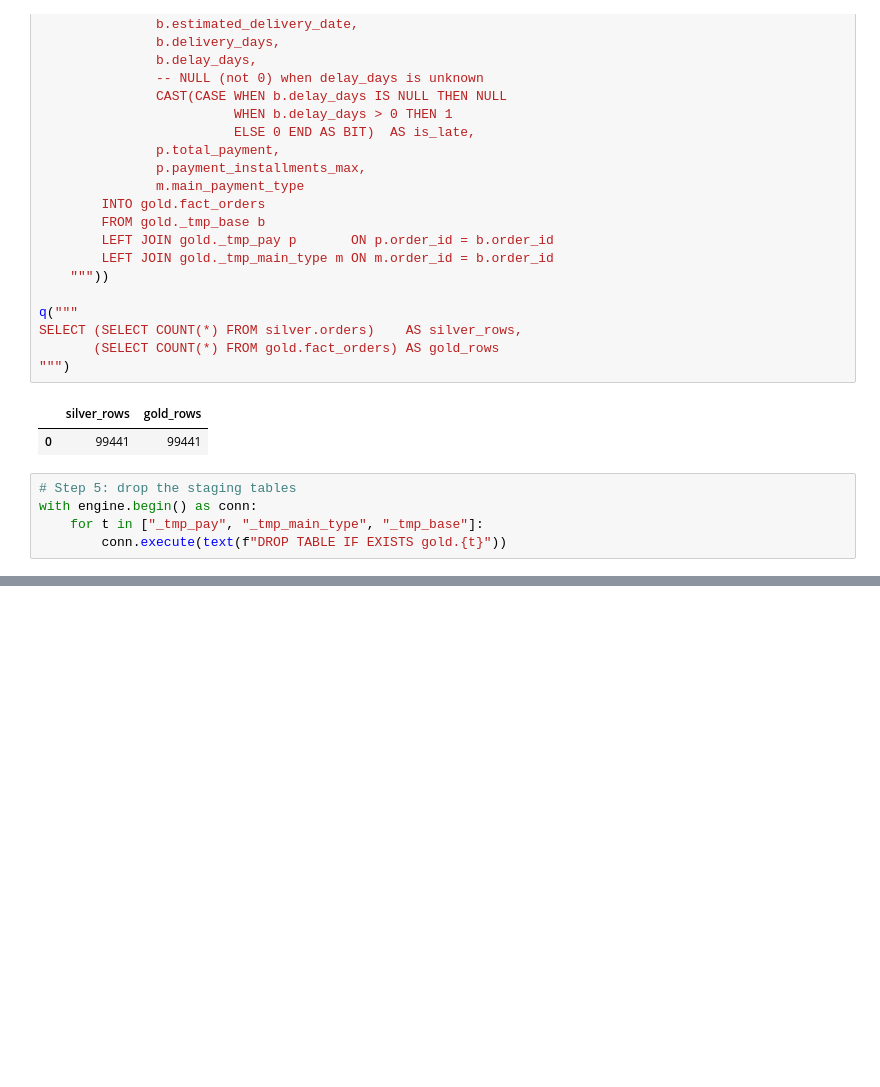
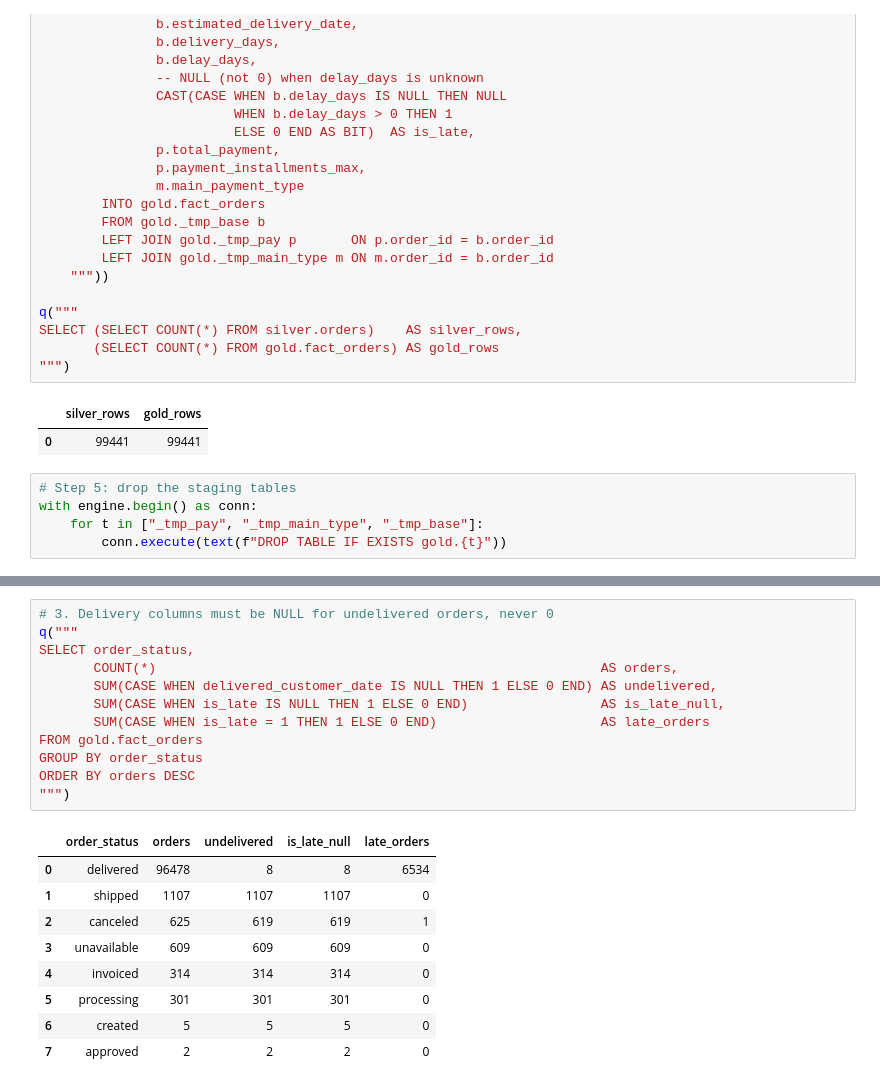
Before and after one commit to abasovmanaf-3267/olist-ecommerce-analytics, a Jupyter notebook: notebooks/03_gold/03_gold_tables/03_gold_tables_a.ipynb, the cells around one changed output, grey strips where cells are left out. Cells and saved outputs as stored; diff of their text form; blank space fills up the shorter version.

```diff
--- a/notebooks/03_gold/03_gold_tables/03_gold_tables_a.ipynb
+++ b/notebooks/03_gold/03_gold_tables/03_gold_tables_a.ipynb
@@ -243,0 +372,22 @@ with engine.begin() as conn:
+# %%
+# 3. Delivery columns must be NULL for undelivered orders, never 0
+q("""
+SELECT order_status,
+       COUNT(*)                                                         AS orders,
+       SUM(CASE WHEN delivered_customer_date IS NULL THEN 1 ELSE 0 END) AS undelivered,
+       SUM(CASE WHEN is_late IS NULL THEN 1 ELSE 0 END)                 AS is_late_null,
+       SUM(CASE WHEN is_late = 1 THEN 1 ELSE 0 END)                     AS late_orders
+FROM gold.fact_orders
+GROUP BY order_status
+ORDER BY orders DESC
+""")
+# %% [output]
+|  | order_status | orders | undelivered | is_late_null | late_orders |
+| 0 | delivered | 96478 | 8 | 8 | 6534 |
+| 1 | shipped | 1107 | 1107 | 1107 | 0 |
+| 2 | canceled | 625 | 619 | 619 | 1 |
+| 3 | unavailable | 609 | 609 | 609 | 0 |
+| 4 | invoiced | 314 | 314 | 314 | 0 |
+| 5 | processing | 301 | 301 | 301 | 0 |
+| 6 | created | 5 | 5 | 5 | 0 |
+| 7 | approved | 2 | 2 | 2 | 0 |
```
Also changed, not shown: parts of 41 cells of this notebook, 3 other files.
